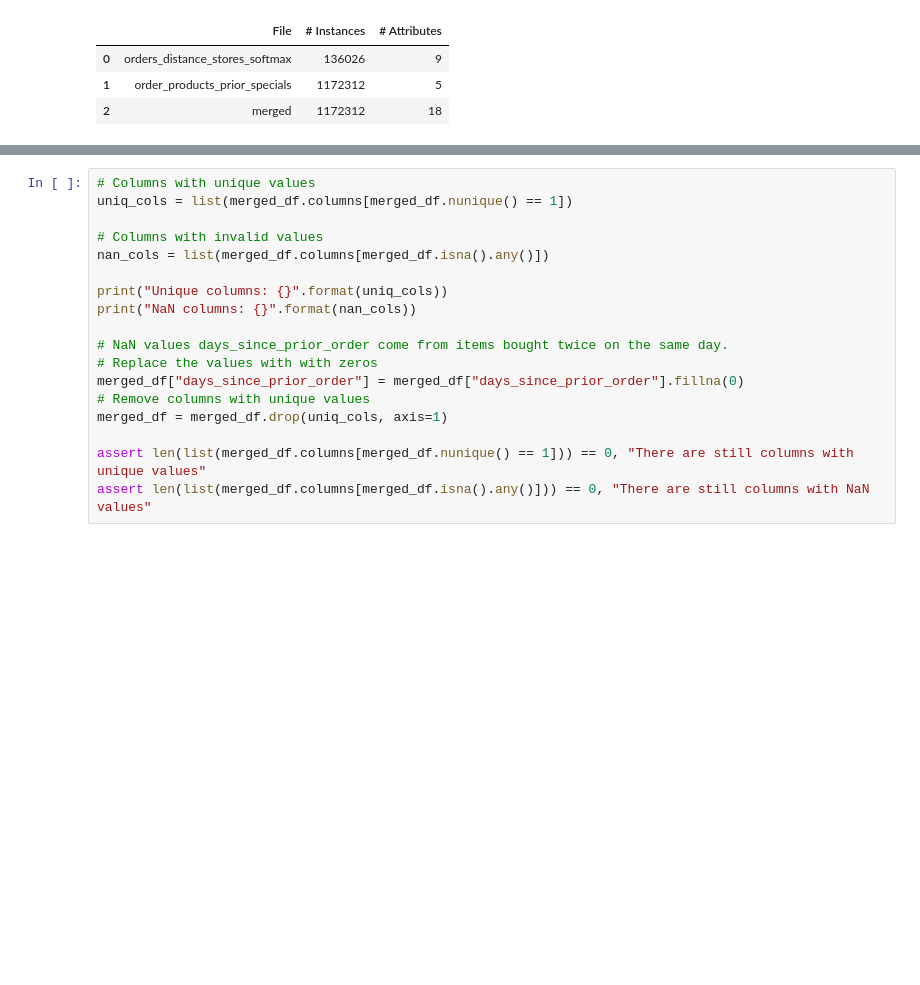
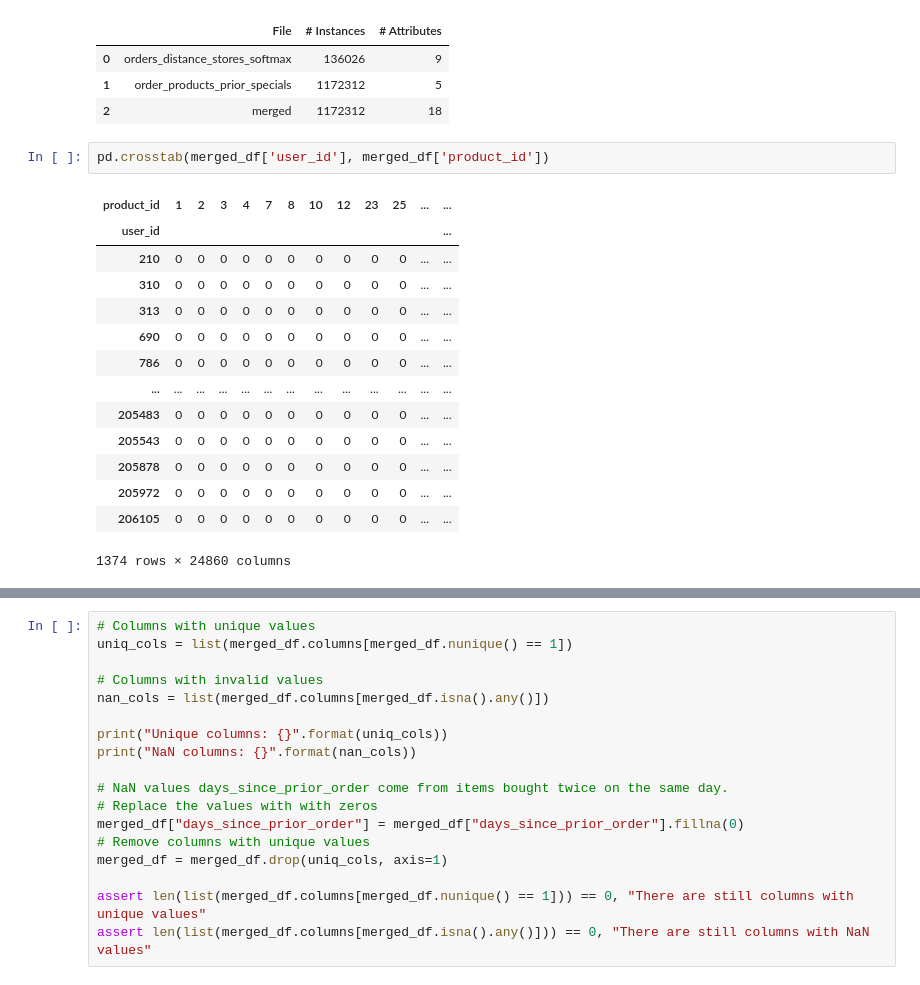
Before and after one commit to ireydiak/fraud_detection, a Jupyter notebook: TP2/JC/groupe5_tp2.ipynb, the cells around one changed output, grey strips where cells are left out. Saved outputs shown, nothing was run; the diff lists cells and outputs as text; blank space fills up the shorter version.

```diff
--- a/TP2/JC/groupe5_tp2.ipynb
+++ b/TP2/JC/groupe5_tp2.ipynb
@@ -32,3 +32,20 @@ basic_info_df.head(10)
 | 0 | orders_distance_stores_softmax | 136026 | 9 |
 | 1 | order_products_prior_specials | 1172312 | 5 |
 | 2 | merged | 1172312 | 18 |
+# %%
+pd.crosstab(merged_df['user_id'], merged_df['product_id'])
+# %% [output]
+| product_id | 1 | 2 | 3 | 4 | 7 | 8 | 10 | 12 | 23 | 25 | ... | ... |
+| user_id |  |  |  |  |  |  |  |  |  |  |  | ... |
+| 210 | 0 | 0 | 0 | 0 | 0 | 0 | 0 | 0 | 0 | 0 | ... | ... |
+| 310 | 0 | 0 | 0 | 0 | 0 | 0 | 0 | 0 | 0 | 0 | ... | ... |
+| 313 | 0 | 0 | 0 | 0 | 0 | 0 | 0 | 0 | 0 | 0 | ... | ... |
+| 690 | 0 | 0 | 0 | 0 | 0 | 0 | 0 | 0 | 0 | 0 | ... | ... |
+| 786 | 0 | 0 | 0 | 0 | 0 | 0 | 0 | 0 | 0 | 0 | ... | ... |
+| ... | ... | ... | ... | ... | ... | ... | ... | ... | ... | ... | ... | ... |
+| 205483 | 0 | 0 | 0 | 0 | 0 | 0 | 0 | 0 | 0 | 0 | ... | ... |
+| 205543 | 0 | 0 | 0 | 0 | 0 | 0 | 0 | 0 | 0 | 0 | ... | ... |
+| 205878 | 0 | 0 | 0 | 0 | 0 | 0 | 0 | 0 | 0 | 0 | ... | ... |
+| 205972 | 0 | 0 | 0 | 0 | 0 | 0 | 0 | 0 | 0 | 0 | ... | ... |
+| 206105 | 0 | 0 | 0 | 0 | 0 | 0 | 0 | 0 | 0 | 0 | ... | ... |
+1374 rows × 24860 columns
```
Also changed, not shown: parts of 4 cells of this notebook.
